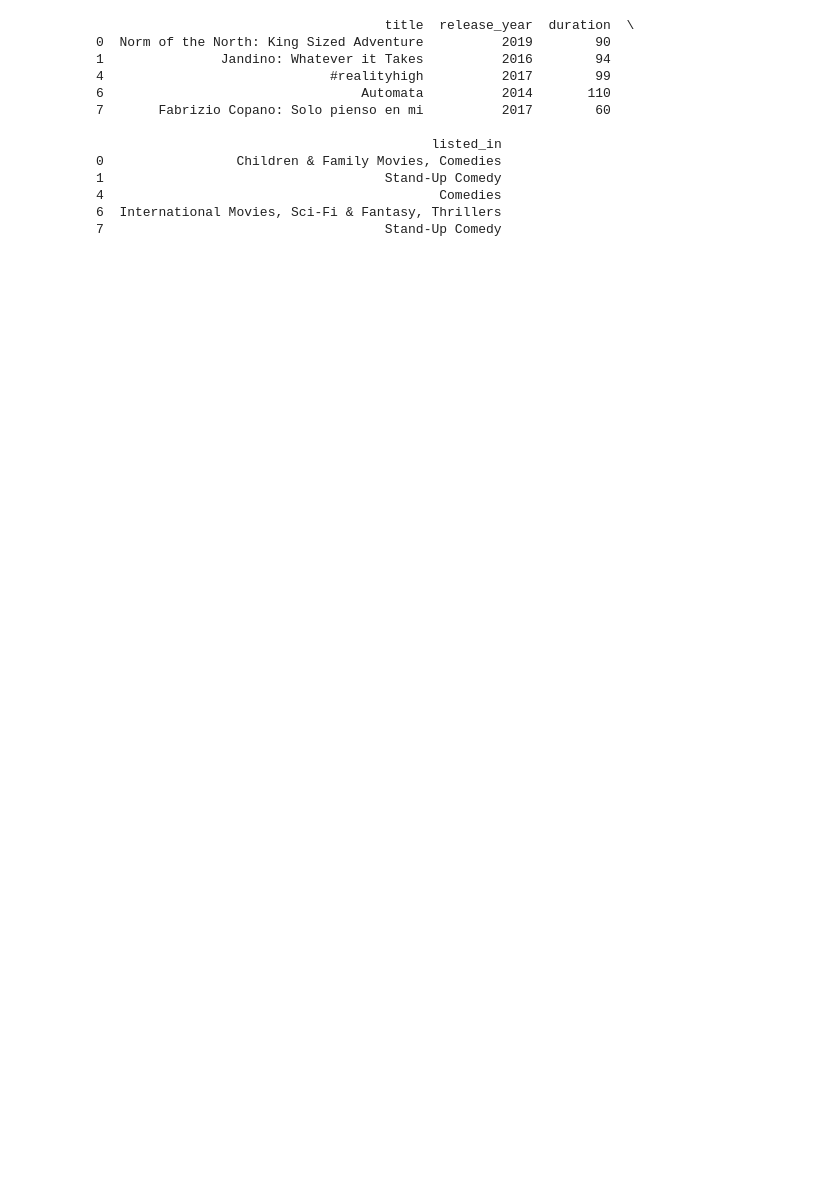
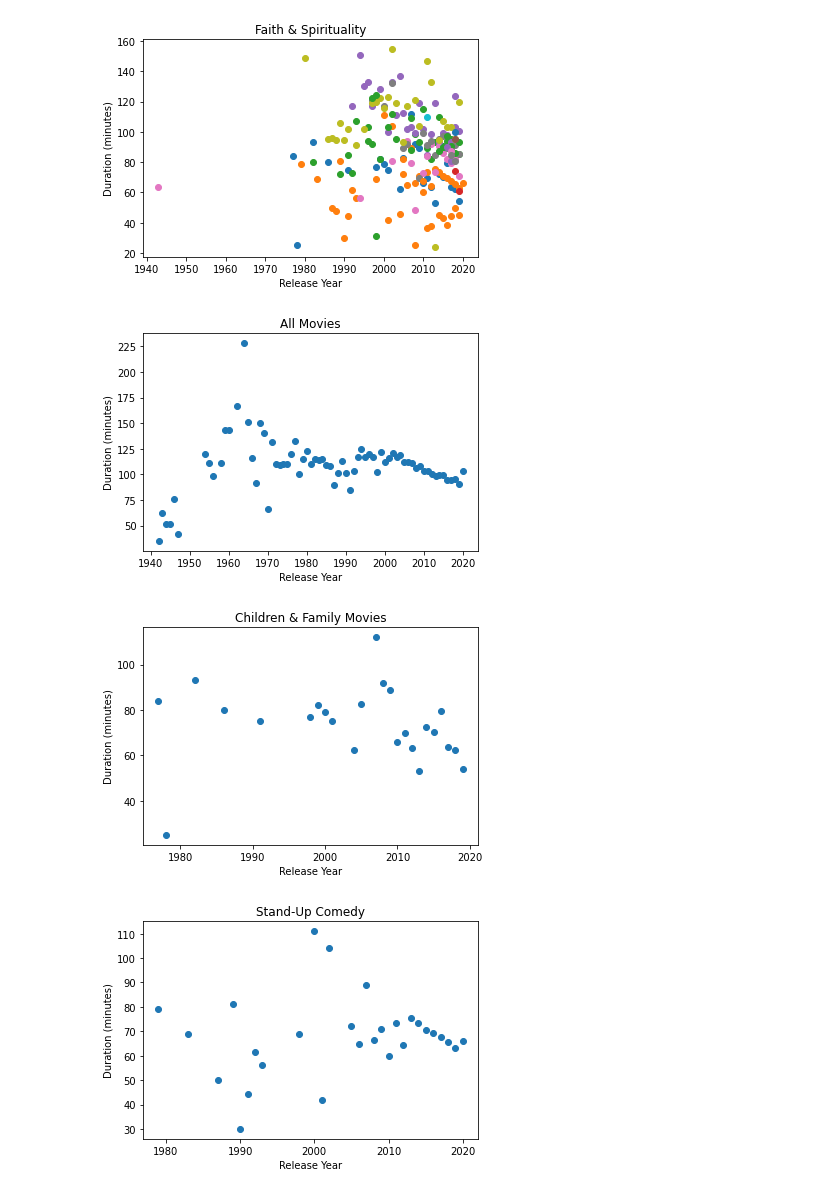
Before and after one commit to deevans02/netflix_data, a Jupyter notebook: Group by practice.ipynb, the cells around one changed output. Cells and saved outputs as stored; diff of their text form; code cells hidden in the pictures; blank space fills up the shorter version.

```diff
--- a/Group by practice.ipynb
+++ b/Group by practice.ipynb
@@ -18,7 +18,7 @@ movies.duration = split_duration[1]
 movies['duration'] = pd.to_numeric(movies.duration)
 # movies = movies.dropna()
 
-durations = movies.groupby('release_year').duration.mean().reset_index()
-durations.columns = ['release_year', 'average_duration']
-# print(durations)
+movie_durations = movies.groupby('release_year').duration.mean().reset_index()
+movie_durations.columns = ['release_year', 'average_duration']
+# print(movie_durations)
 # %%
@@ -47,19 +46,34 @@ print(unique_genres)
-# %%
-print(movies.head())
-
-
-durations = movies.groupby('release_year').duration.mean().reset_index()
-# %% [output]
-                                     title  release_year  duration  \
-0  Norm of the North: King Sized Adventure          2019        90
-1               Jandino: Whatever it Takes          2016        94
-4                             #realityhigh          2017        99
-6                                 Automata          2014       110
-7       Fabrizio Copano: Solo pienso en mi          2017        60
-
-                                           listed_in
-0                 Children & Family Movies, Comedies
-1                                    Stand-Up Comedy
-4                                           Comedies
-6  International Movies, Sci-Fi & Fantasy, Thrillers
-7                                    Stand-Up Comedy
+# %%
+for i in unique_genres:
+    durations = movies[movies.listed_in.isin([i])]
+    genre_durations = durations.groupby('release_year').duration.mean().reset_index()
+    plt.scatter(genre_durations.release_year, genre_durations.duration)
+    plt.title(i)
+    plt.xlabel('Release Year')
+    plt.ylabel('Duration (minutes)')
+
+plt.show()
+
+
+
+plt.scatter(movie_durations.release_year, movie_durations.average_duration)
+plt.title('All Movies')
+plt.xlabel('Release Year')
+plt.ylabel('Duration (minutes)')
+plt.show()
+
+
+for i in unique_genres:
+    durations = movies[movies.listed_in.isin([i])]
+    genre_durations = durations.groupby('release_year').duration.mean().reset_index()
+    plt.scatter(genre_durations.release_year, genre_durations.duration)
+    plt.title(i)
+    plt.xlabel('Release Year')
+    plt.ylabel('Duration (minutes)')
+    plt.show()
+    plt.close('all')
+# %% [output]
+[figure, added]
+[figure, added]
+[figure, added]
+[figure, added]
```
Also changed, not shown: parts of 3 cells of this notebook.
